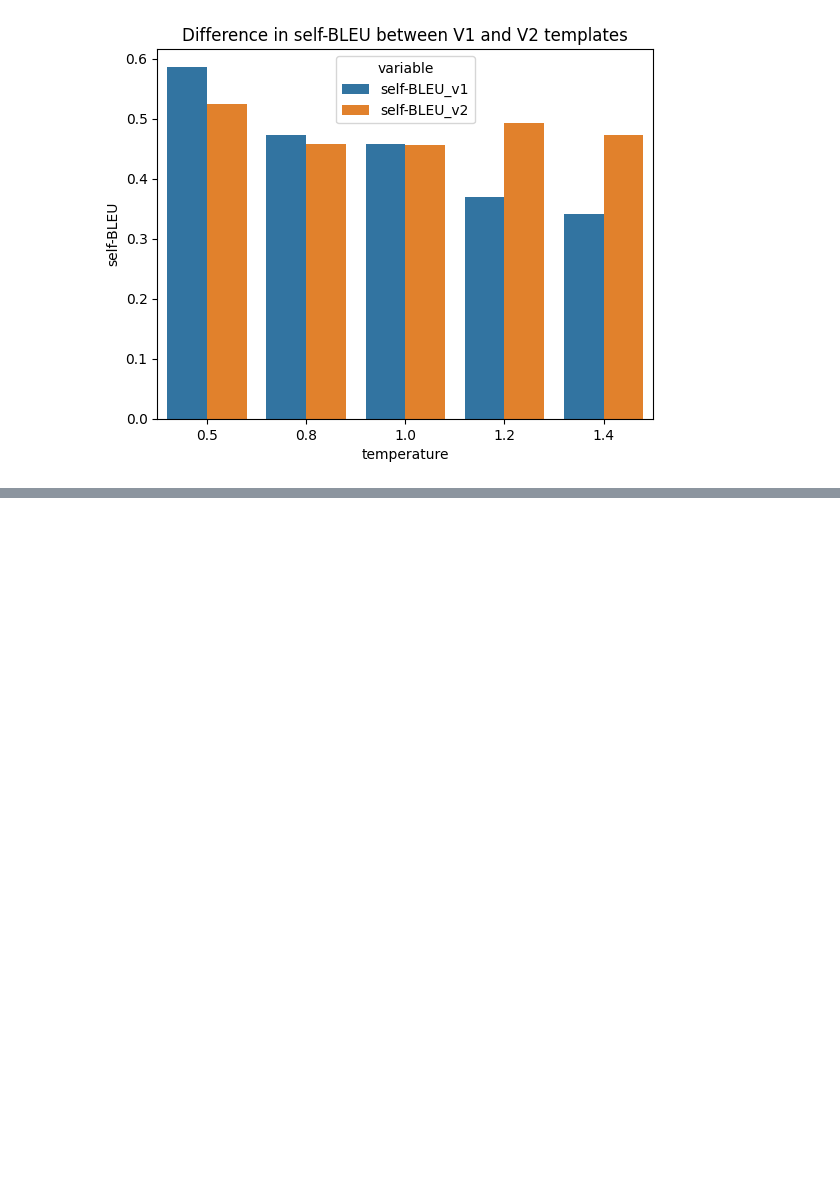
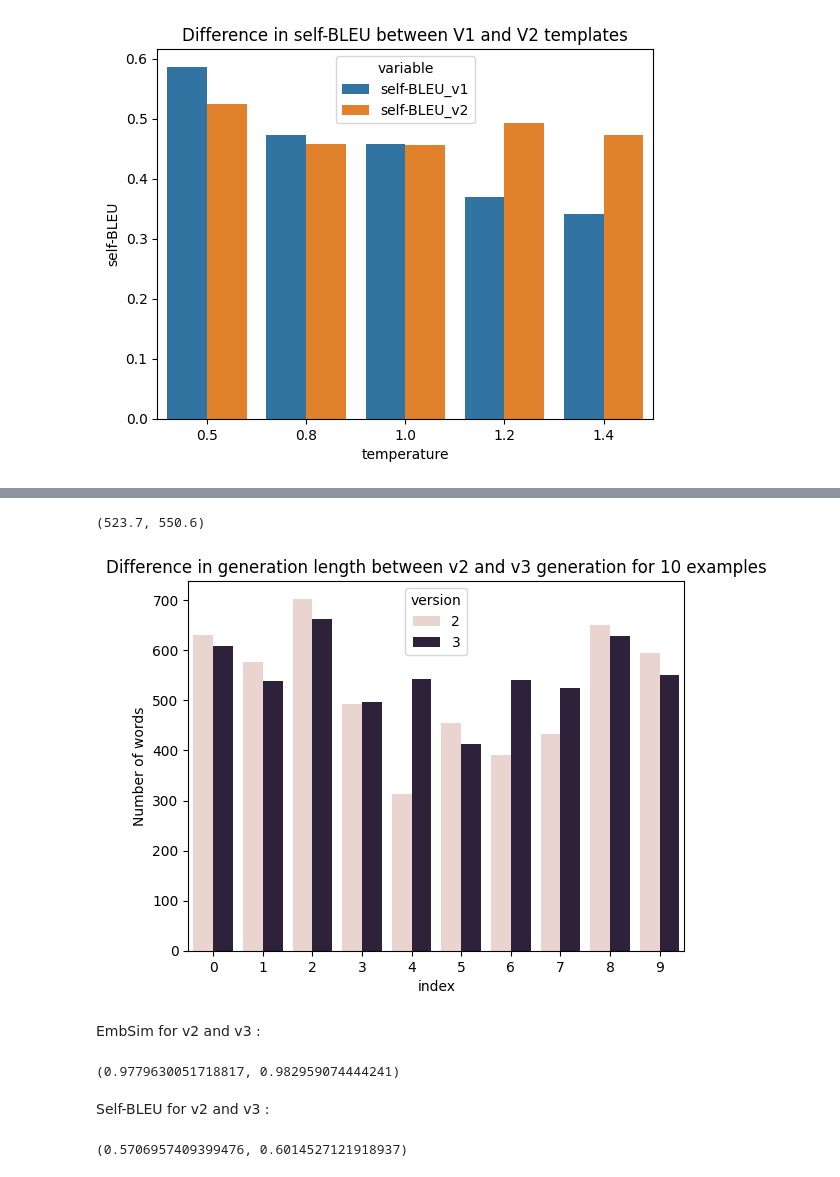
Before and after one commit to magantoine/EpiLLM, a Jupyter notebook: notebooks/generations_study.ipynb, the cells around one changed output, grey strips where cells are left out. Saved outputs shown, nothing was run; the diff lists cells and outputs as text; code cells hidden in the pictures; blank space fills up the shorter version.

```diff
--- a/notebooks/generations_study.ipynb
+++ b/notebooks/generations_study.ipynb
@@ -371,0 +373,11 @@ with open("test.md", "w") as f:
+# %%
+patient_gen = PatientGenerator()
+
+test = patient_gen.generate(10)
+# %%
+sdehr_gen = SDeHRGenerator(temperature=.5, version=2)
+res = [
+    sdehr_gen.generate_sdehr(test_patient)
+    for test_patient in test.to_dict(orient="records")
+]
+test["sdehr"] = res
@@ -371,0 +400,7 @@ with open("test.md", "w") as f:
+# %%
+sdehr_gen = SDeHRGenerator(temperature=.5, version=3)
+res = [
+    sdehr_gen.generate_sdehr(test_patient)
+    for test_patient in test.to_dict(orient="records")
+]
+test["sdehr_COMP"] = res
@@ -371,0 +427,34 @@ with open("test.md", "w") as f:
+# %%
+test[["sdehr", "sdehr_COMP"]]
+test["sdehr_LEN"] = genlength(test["sdehr"].values)
+test["sdehr_COMP_LEN"] = genlength(test["sdehr_COMP"].values)
+# %%
+test["sdehr_LEN"].mean(), test["sdehr_COMP_LEN"].mean()
+# %% [output]
+(523.7, 550.6)
+# %%
+temp1, temp2 = test.reset_index()[["index", "sdehr_LEN"]], test.reset_index()[["index", "sdehr_COMP_LEN"]]
+temp1.insert(2, "v", 2)
+temp1.columns = ["index", "len", "version"]
+
+temp2.insert(2, "v", 3)
+temp2.columns = ["index", "len", "version"]
+temp = pd.concat([temp1, temp2])
+g = sns.barplot(data=temp, x="index", y="len", hue="version")
+g.set_title("Difference in generation length between v2 and v3 generation for 10 examples")
+g.set_ylabel("Number of words")
+del temp1, temp2, temp
+# %% [output]
+[figure, added]
+# %% [markdown]
+EmbSim for v2 and v3 :
+# %%
+embSim(list(test["sdehr"].values), format="flat").mean(), embSim(list(test["sdehr_COMP"].values), format="flat").mean()
+# %% [output]
+(0.9779630051718817, 0.982959074444241)
+# %% [markdown]
+Self-BLEU for v2 and v3 :
+# %%
+self_BLEU(list(test["sdehr"].values))["bleu"], self_BLEU(list(test["sdehr_COMP"].values))["bleu"]
+# %% [output]
+(0.5706957409399476, 0.6014527121918937)
```
Also changed, not shown: parts of 13 cells of this notebook, 3 other files.
